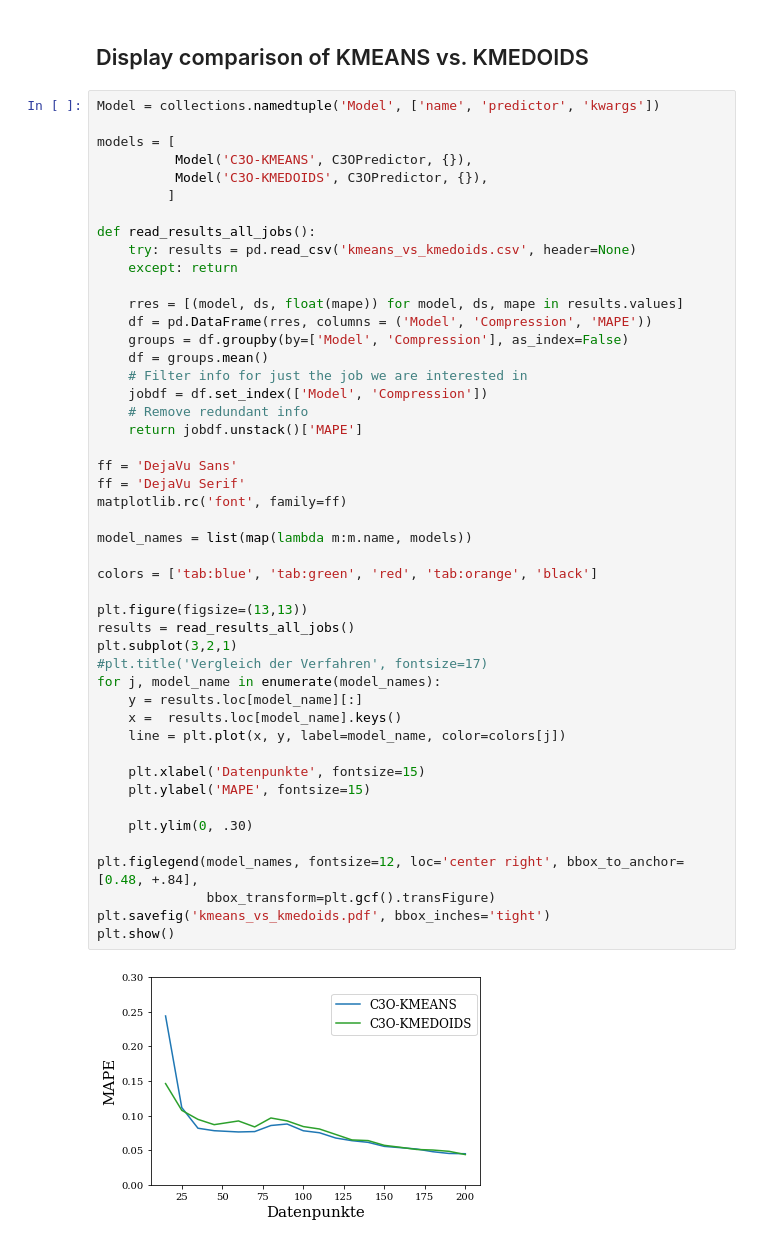
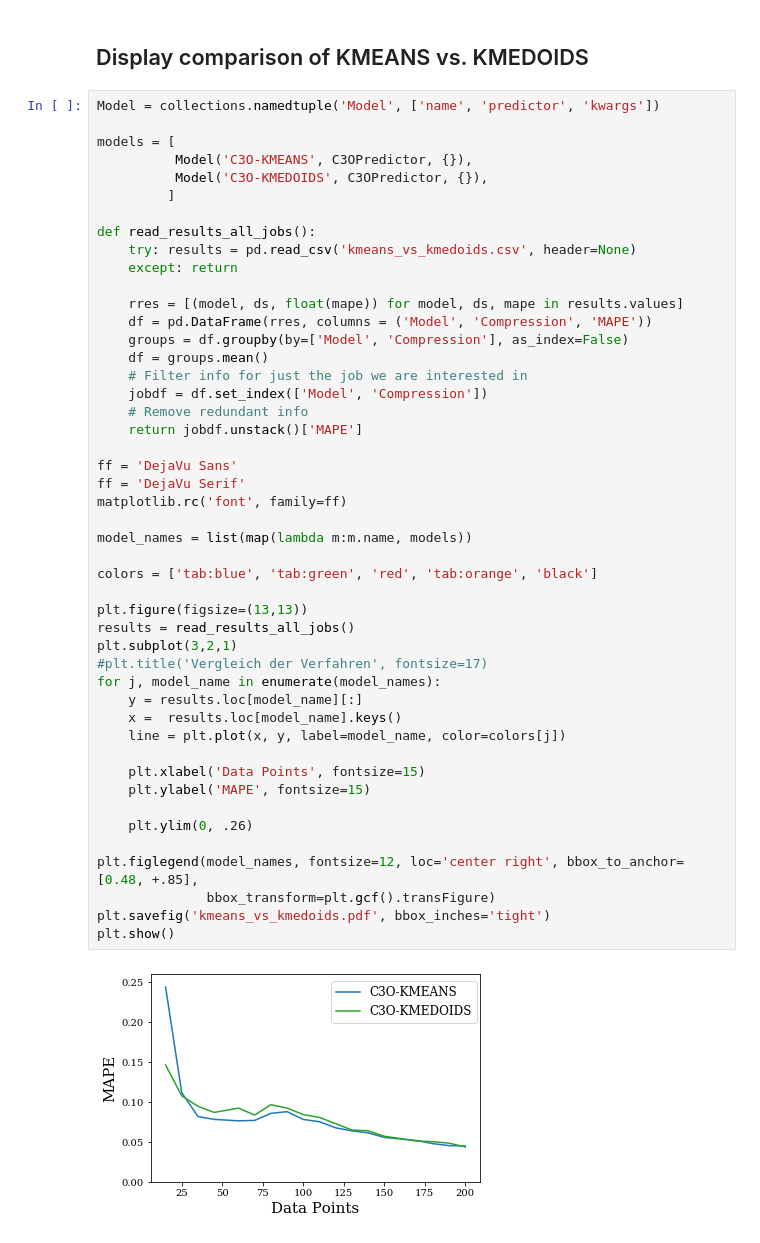
Before and after one commit to RunoXa/c3o-compression-evaluation, a Jupyter notebook: evaluation/training_data_compression_kmeans.ipynb, the cells around one changed output. Drawn from its saved outputs; the diff is of its cells as text.

```diff
--- a/evaluation/training_data_compression_kmeans.ipynb
+++ b/evaluation/training_data_compression_kmeans.ipynb
@@ -558,34 +558,34 @@ def read_results_all_jobs():
     df = groups.mean()
     # Filter info for just the job we are interested in
     jobdf = df.set_index(['Model', 'Compression'])
     # Remove redundant info
     return jobdf.unstack()['MAPE']
 
 ff = 'DejaVu Sans'
 ff = 'DejaVu Serif'
 matplotlib.rc('font', family=ff)
 
 model_names = list(map(lambda m:m.name, models))
 
 colors = ['tab:blue', 'tab:green', 'red', 'tab:orange', 'black']
 
 plt.figure(figsize=(13,13))
 results = read_results_all_jobs()
 plt.subplot(3,2,1)
 #plt.title('Vergleich der Verfahren', fontsize=17)
 for j, model_name in enumerate(model_names):
     y = results.loc[model_name][:]
     x =  results.loc[model_name].keys()
     line = plt.plot(x, y, label=model_name, color=colors[j])
 
-    plt.xlabel('Datenpunkte', fontsize=15)
+    plt.xlabel('Data Points', fontsize=15)
     plt.ylabel('MAPE', fontsize=15)
 
-    plt.ylim(0, .30)
+    plt.ylim(0, .26)
 
-plt.figlegend(model_names, fontsize=12, loc='center right', bbox_to_anchor=[0.48, +.84],
+plt.figlegend(model_names, fontsize=12, loc='center right', bbox_to_anchor=[0.48, +.85],
               bbox_transform=plt.gcf().transFigure)
 plt.savefig('kmeans_vs_kmedoids.pdf', bbox_inches='tight')
 plt.show()
 # %% [output]
-[figure, old version]
+[figure, new version]
```
Also changed, not shown: 1 other file.
